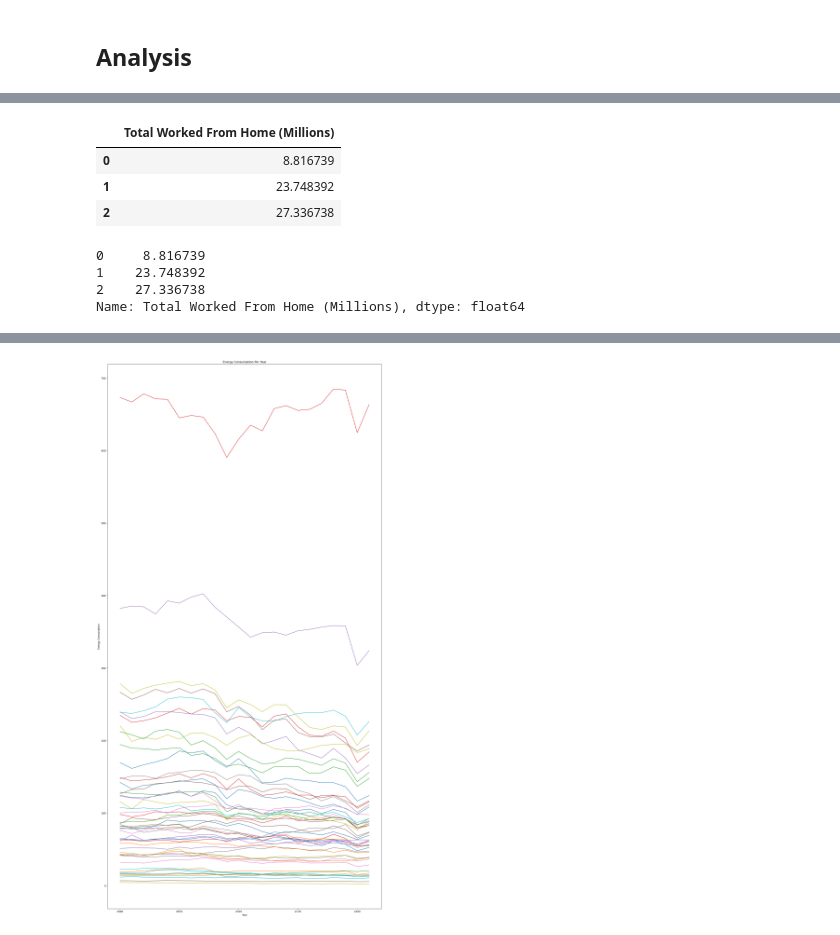
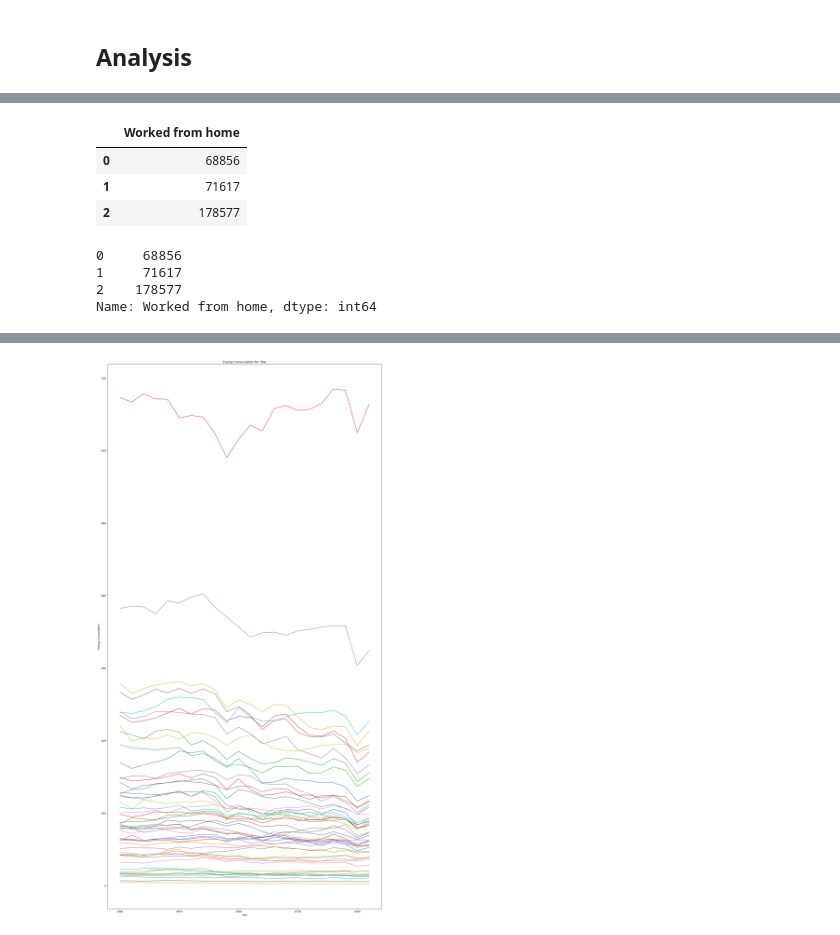
Before and after one commit to NathanYKo/Remote-CO2-Emissions189, a Jupyter notebook: final.ipynb, the cells around one changed output, grey strips where cells are left out. Drawn from its saved outputs; the diff is of its cells as text; code cells hidden in the pictures.

```diff
--- a/final.ipynb
+++ b/final.ipynb
@@ -103,10 +103,10 @@ worked_at_home_2021 = filtered_data_2021.iloc[0, 1::2].values
 
 final_data_2021 = pd.DataFrame({
     'State': states,
-    'Worked at home': worked_at_home_2021
+    'Worked from home': worked_at_home_2021
 })
 
-final_data_2021['Worked at home'] = final_data_2021['Worked at home'].str.replace(',', '').astype(int)
+final_data_2021['Worked from home'] = final_data_2021['Worked from home'].str.replace(',', '').astype(int)
 
 final_data_2021 = final_data_2021[final_data_2021['State'] != 'Puerto Rico']
 
@@ -128,11 +128,11 @@ worked_at_home_2022 = filtered_data_2022.iloc[0, 1::2].values
 # Create a DataFrame with states and worked_at_home_values for 2019
 final_data_2022 = pd.DataFrame({
     'State': states,
-    'Worked at home': worked_at_home_2022
+    'Worked from home': worked_at_home_2022
 })
 
 # Convert the "Worked at home" column to integers
-final_data_2022['Worked at home'] = final_data_2022['Worked at home'].str.replace(',', '').astype(int)
+final_data_2022['Worked from home'] = final_data_2022['Worked from home'].str.replace(',', '').astype(int)
 
 final_data_2022 = final_data_2022[final_data_2022['State'] != 'Puerto Rico']
 
@@ -154,7 +154,7 @@ combined_wfh_data = pd.concat([
     final_data_2022.assign(Year=2022)
 ])
 
-combined_wfh_data = combined_wfh_data[['State', 'Year', 'Worked at home']]
+combined_wfh_data = combined_wfh_data[['State', 'Year', 'Worked from home']]
 
 combined_wfh_data = combined_wfh_data.sort_values(by=["State", "Year"])
 
@@ -383,13 +303,13 @@ NameError: name 'formatted_remote_data' is not defined
 # %%
-merged_data = pd.merge(filtered_data, formatted_remote_data, on=['Country', 'Year'])
+merged_data = pd.merge(co2_data_clean, combined_wfh_data, on=['State', 'Year'])
 
-correlation = merged_data['Total Energy CO2 Emissions (MMT)'].corr(merged_data['Total Worked From Home (Millions)'])
+correlation = merged_data['Emissions'].corr(merged_data['Worked from home'])
 
 plt.figure(figsize=(10, 6))
-plt.scatter(merged_data['Total Worked From Home (Millions)'], merged_data['Total Energy CO2 Emissions (MMT)'], alpha=0.7)
-plt.title(f'Correlation between Total Worked From Home and CO2 Emissions\nCorrelation Coefficient: {correlation:.2f}')
-plt.xlabel('Total Worked From Home (Millions)')
-plt.ylabel('Total Energy CO2 Emissions (MMT)')
+plt.scatter(merged_data['Emissions'], merged_data['Worked from home'], alpha=0.7)
+plt.title(f'Correlation between Worked From Home and CO2 Emissions\nCorrelation Coefficient: {correlation:.2f}')
+plt.xlabel('Worked From Home')
+plt.ylabel('Energy CO2 Emissions (MMT)')
 plt.show()
 
 correlation
@@ -460,19 +474,19 @@ Name: Total Energy CO2 Emissions (MMT), dtype: float64
 # %%
-X = merged_data[['Total Worked From Home (Millions)']][:3]
+X = merged_data[['Worked from home']][:3]
 X
 # %% [output]
-|  | Total Worked From Home (Millions) |
-| 0 | 8.816739 |
-| 1 | 23.748392 |
-| 2 | 27.336738 |
+|  | Worked from home |
+| 0 | 68856 |
+| 1 | 71617 |
+| 2 | 178577 |
 # %%
-X1 = X['Total Worked From Home (Millions)'][:3]
+X1 = X['Worked from home'][:3]
 X1
 # %% [output]
-0     8.816739
-1    23.748392
-2    27.336738
-Name: Total Worked From Home (Millions), dtype: float64
+0     68856
+1     71617
+2    178577
+Name: Worked from home, dtype: int64
 # %%
 X[:3]
 # %% [output]
```
Also changed, not shown: parts of 32 cells of this notebook.
